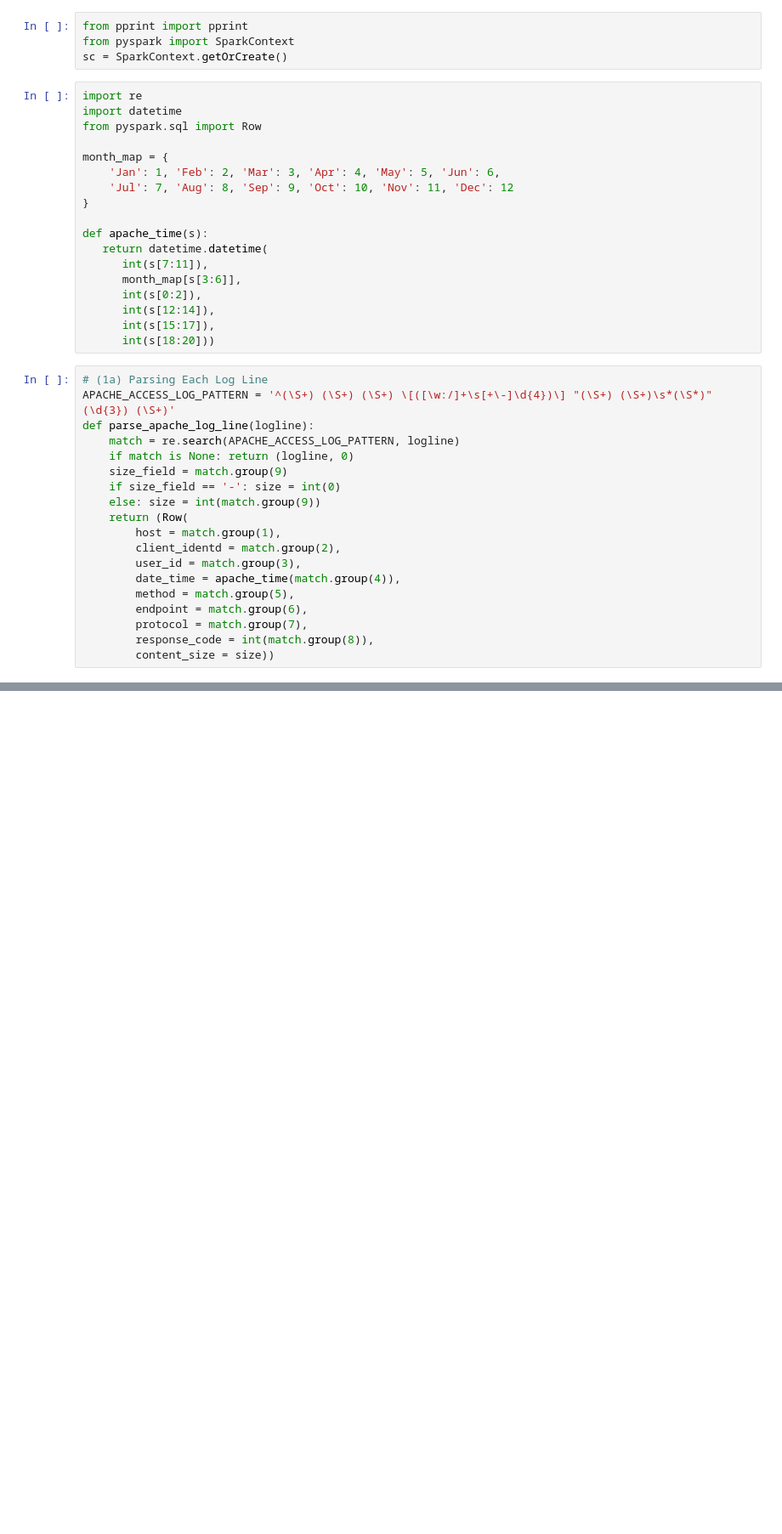
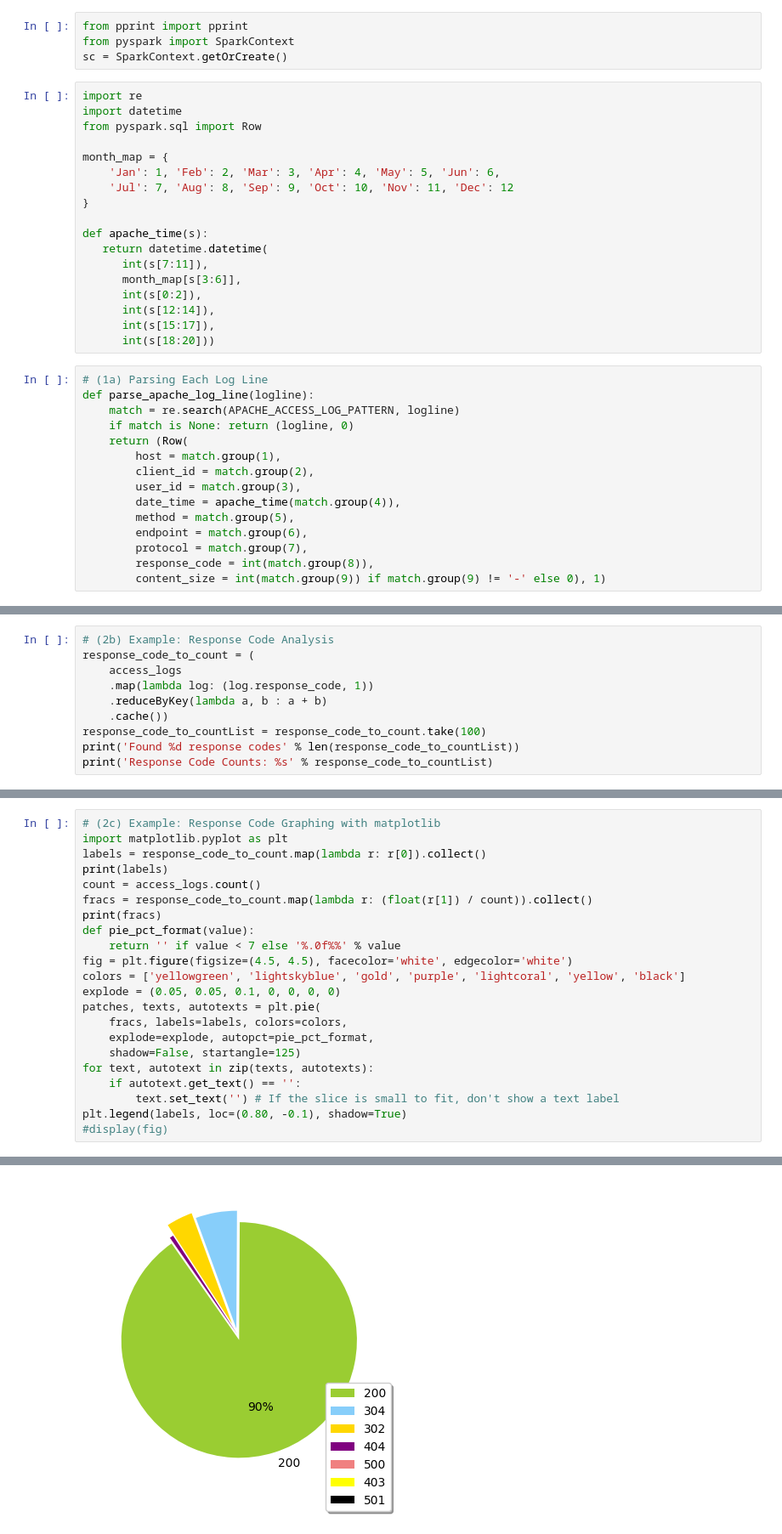
Before and after one commit to LCherryholmes/SNOBOL4python, a Jupyter notebook: CSCI-573/CSCI_573_assignment2.ipynb, the cells around one changed output, grey strips where cells are left out. Shown at 85% size. Saved outputs shown, nothing was run; the diff lists cells and outputs as text; blank space fills up the shorter version.

```diff
--- a/CSCI-573/CSCI_573_assignment2.ipynb
+++ b/CSCI-573/CSCI_573_assignment2.ipynb
@@ -22,20 +22,16 @@ def apache_time(s):
       int(s[18:20]))
 # %%
 # (1a) Parsing Each Log Line
-APACHE_ACCESS_LOG_PATTERN = '^(\S+) (\S+) (\S+) \[([\w:/]+\s[+\-]\d{4})\] "(\S+) (\S+)\s*(\S*)" (\d{3}) (\S+)'
 def parse_apache_log_line(logline):
     match = re.search(APACHE_ACCESS_LOG_PATTERN, logline)
     if match is None: return (logline, 0)
-    size_field = match.group(9)
-    if size_field == '-': size = int(0)
-    else: size = int(match.group(9))
     return (Row(
         host = match.group(1),
-        client_identd = match.group(2),
+        client_id = match.group(2),
         user_id = match.group(3),
         date_time = apache_time(match.group(4)),
         method = match.group(5),
         endpoint = match.group(6),
         protocol = match.group(7),
         response_code = int(match.group(8)),
-        content_size = size))
+        content_size = int(match.group(9)) if match.group(9) != '-' else 0), 1)
@@ -106,0 +118,10 @@ Read 314876 lines, successfully parsed 314876 lines, failed to parse 0 lines
+# %%
+# (2b) Example: Response Code Analysis
+response_code_to_count = (
+    access_logs
+    .map(lambda log: (log.response_code, 1))
+    .reduceByKey(lambda a, b : a + b)
+    .cache())
+response_code_to_countList = response_code_to_count.take(100)
+print('Found %d response codes' % len(response_code_to_countList))
+print('Response Code Counts: %s' % response_code_to_countList)
@@ -106,0 +131,23 @@ Read 314876 lines, successfully parsed 314876 lines, failed to parse 0 lines
+# %%
+# (2c) Example: Response Code Graphing with matplotlib
+import matplotlib.pyplot as plt
+labels = response_code_to_count.map(lambda r: r[0]).collect()
+print(labels)
+count = access_logs.count()
+fracs = response_code_to_count.map(lambda r: (float(r[1]) / count)).collect()
+print(fracs)
+def pie_pct_format(value):
+    return '' if value < 7 else '%.0f%%' % value
+fig = plt.figure(figsize=(4.5, 4.5), facecolor='white', edgecolor='white')
+colors = ['yellowgreen', 'lightskyblue', 'gold', 'purple', 'lightcoral', 'yellow', 'black']
+explode = (0.05, 0.05, 0.1, 0, 0, 0, 0)
+patches, texts, autotexts = plt.pie(
+    fracs, labels=labels, colors=colors,
+    explode=explode, autopct=pie_pct_format,
+    shadow=False, startangle=125)
+for text, autotext in zip(texts, autotexts):
+    if autotext.get_text() == '':
+        text.set_text('') # If the slice is small to fit, don't show a text label
+plt.legend(labels, loc=(0.80, -0.1), shadow=True)
+#display(fig)
+# %% [output]
@@ -106,0 +157 @@ Read 314876 lines, successfully parsed 314876 lines, failed to parse 0 lines
+[figure, added]
```
Also changed, not shown: parts of 16 cells of this notebook.
